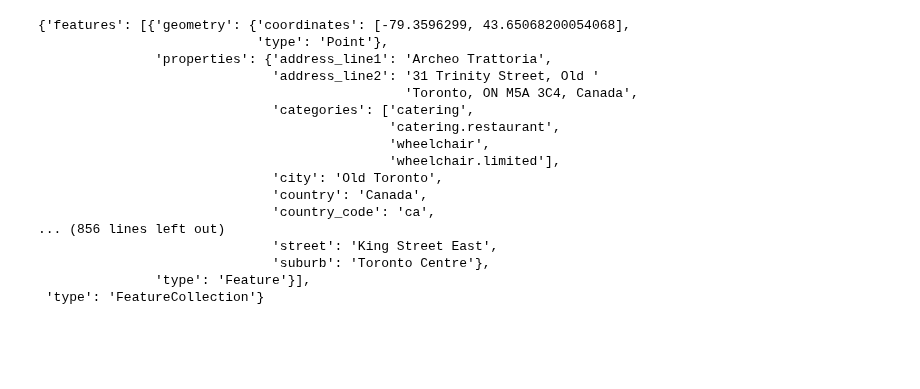
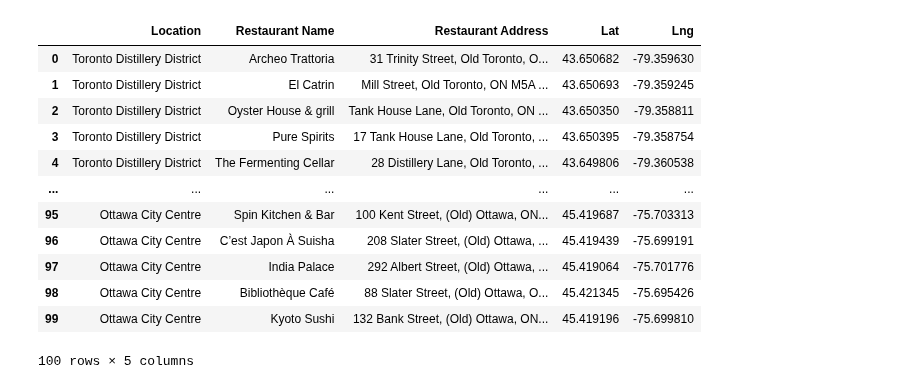
Before and after one commit to AleMori22/Project_1_repo, a Jupyter notebook: Alessandro Mori's Project 1.ipynb, the cells around one changed output. Saved outputs shown, nothing was run; the diff lists cells and outputs as text; code cells hidden in the pictures; blank space fills up the shorter version.

```diff
--- a/Alessandro Mori's Project 1.ipynb
+++ b/Alessandro Mori's Project 1.ipynb
@@ -137,64 +60,18 @@ AttributeError: 'DataFrame' object has no attribute 'append'
-# %%
-base_url = 'https://api.geoapify.com/v2/places'
-
-
-#Lat and Lng will host the Latitude And Longitude of the 'districts' of intrest
-Districts_df = pd.DataFrame({ 'Location' : ['Toronto Distillery District',
-                                     'Toronto GTA Area',
-                                     'Toronto South West',
-                                     'Toronto North West',
-                                     'Toronto Yorkville',
-                                     'Ottawa City Centre'
-                              ],
-                'Lat' : [43.6503, 43.6426, 43.642567, 43.6552, 43.6707 , 45.4236 ],
-                'Lng' : [-79.3596, 79.3871, -79.387054, -79.4139,  -79.3930 , -75.7009 ],
-               })
-
-Restaurants_df = pd.DataFrame(columns=['Location', 'Restaurant Name', 'Restaurant Address', 'Lat', 'Lng'])
-
-
-
-#preparing the script for the first 'district' choosen
-
-radius = 1000
-
-params = {
-    'categories':'catering.restaurant',
-    'apiKey': geoapify_key,
-    #'limit':20
-
-}
-
-
-latitude = 43.6503 # int(row['Lat'])
-longitude = -79.3596 # int(row['Lng'])
-
-
-params['filter'] = f'circle:{longitude},{latitude},{radius}'
-params['bias'] = f'proximity:{longitude},{latitude}'
-
-
-Restaurant = requests.get(base_url, params = params)
-
-Restaurant = Restaurant.json()
-pprint(Restaurant)
-# %% [output]
-{'features': [{'geometry': {'coordinates': [-79.3596299, 43.65068200054068],
-                            'type': 'Point'},
-               'properties': {'address_line1': 'Archeo Trattoria',
-                              'address_line2': '31 Trinity Street, Old '
-                                               'Toronto, ON M5A 3C4, Canada',
-                              'categories': ['catering',
-                                             'catering.restaurant',
-                                             'wheelchair',
-                                             'wheelchair.limited'],
-                              'city': 'Old Toronto',
-                              'country': 'Canada',
-                              'country_code': 'ca',
-... (856 lines left out)
-                              'street': 'King Street East',
-                              'suburb': 'Toronto Centre'},
-               'type': 'Feature'}],
- 'type': 'FeatureCollection'}
+# %%
+Restaurants_df
+# %% [output]
+|  | Location | Restaurant Name | Restaurant Address | Lat | Lng |
+| 0 | Toronto Distillery District | Archeo Trattoria | 31 Trinity Street, Old Toronto, O... | 43.650682 | -79.359630 |
+| 1 | Toronto Distillery District | El Catrin | Mill Street, Old Toronto, ON M5A ... | 43.650693 | -79.359245 |
+| 2 | Toronto Distillery District | Oyster House & grill | Tank House Lane, Old Toronto, ON ... | 43.650350 | -79.358811 |
+| 3 | Toronto Distillery District | Pure Spirits | 17 Tank House Lane, Old Toronto, ... | 43.650395 | -79.358754 |
+| 4 | Toronto Distillery District | The Fermenting Cellar | 28 Distillery Lane, Old Toronto, ... | 43.649806 | -79.360538 |
+| ... | ... | ... | ... | ... | ... |
+| 95 | Ottawa City Centre | Spin Kitchen & Bar | 100 Kent Street, (Old) Ottawa, ON... | 45.419687 | -75.703313 |
+| 96 | Ottawa City Centre | C’est Japon À Suisha | 208 Slater Street, (Old) Ottawa, ... | 45.419439 | -75.699191 |
+| 97 | Ottawa City Centre | India Palace | 292 Albert Street, (Old) Ottawa, ... | 45.419064 | -75.701776 |
+| 98 | Ottawa City Centre | Bibliothèque Café | 88 Slater Street, (Old) Ottawa, O... | 45.421345 | -75.695426 |
+| 99 | Ottawa City Centre | Kyoto Sushi | 132 Bank Street, (Old) Ottawa, ON... | 45.419196 | -75.699810 |
+100 rows × 5 columns
 # %%
 # Export the City_Data into a csv
```
Also changed, not shown: parts of 3 cells of this notebook.
